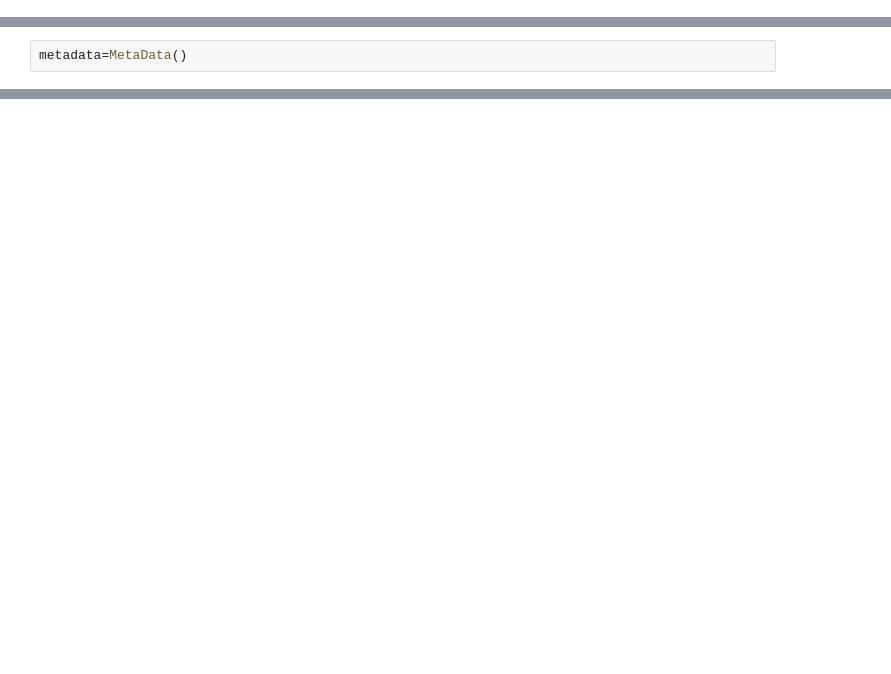
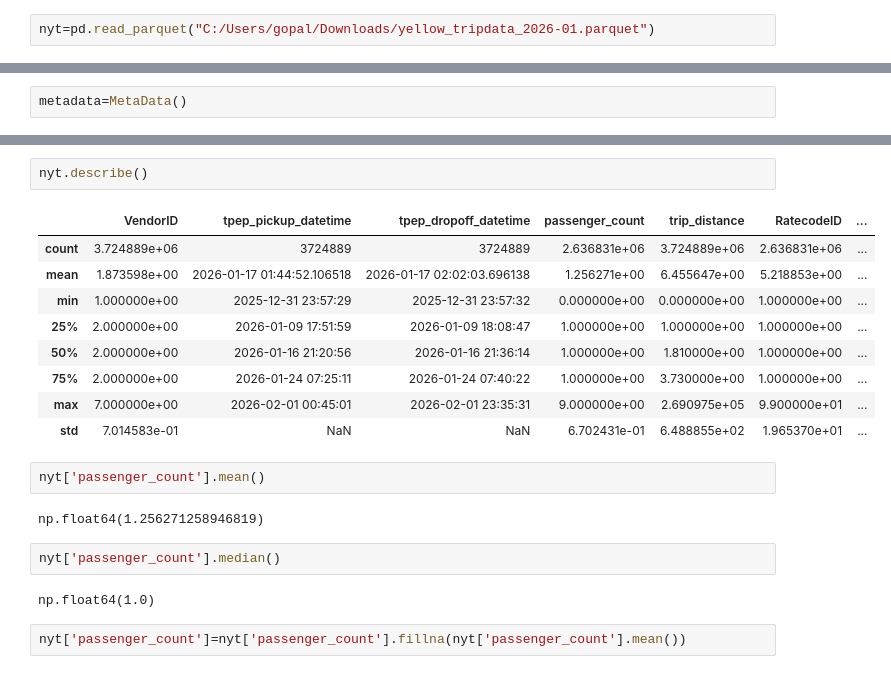
Before and after one commit to gautam-bigdata/Starting-with-Data-Engineering, a Jupyter notebook: SQLalchemy.ipynb, the cells around one changed output, grey strips where cells are left out. Saved outputs shown, nothing was run; the diff lists cells and outputs as text; blank space fills up the shorter version.

```diff
--- a/SQLalchemy.ipynb
+++ b/SQLalchemy.ipynb
@@ -243,0 +252,2 @@ from sqlalchemy import table,Column,Integer,MetaData,String
+# %%
+nyt=pd.read_parquet("C:/Users/gopal/Downloads/yellow_tripdata_2026-01.parquet")
@@ -254,0 +348,22 @@ Newyork_taxi= table (
+# %%
+nyt.describe()
+# %% [output]
+|  | VendorID | tpep_pickup_datetime | tpep_dropoff_datetime | passenger_count | trip_distance | RatecodeID | ... |
+| count | 3.724889e+06 | 3724889 | 3724889 | 2.636831e+06 | 3.724889e+06 | 2.636831e+06 | ... |
+| mean | 1.873598e+00 | 2026-01-17 01:44:52.106518 | 2026-01-17 02:02:03.696138 | 1.256271e+00 | 6.455647e+00 | 5.218853e+00 | ... |
+| min | 1.000000e+00 | 2025-12-31 23:57:29 | 2025-12-31 23:57:32 | 0.000000e+00 | 0.000000e+00 | 1.000000e+00 | ... |
+| 25% | 2.000000e+00 | 2026-01-09 17:51:59 | 2026-01-09 18:08:47 | 1.000000e+00 | 1.000000e+00 | 1.000000e+00 | ... |
+| 50% | 2.000000e+00 | 2026-01-16 21:20:56 | 2026-01-16 21:36:14 | 1.000000e+00 | 1.810000e+00 | 1.000000e+00 | ... |
+| 75% | 2.000000e+00 | 2026-01-24 07:25:11 | 2026-01-24 07:40:22 | 1.000000e+00 | 3.730000e+00 | 1.000000e+00 | ... |
+| max | 7.000000e+00 | 2026-02-01 00:45:01 | 2026-02-01 23:35:31 | 9.000000e+00 | 2.690975e+05 | 9.900000e+01 | ... |
+| std | 7.014583e-01 | NaN | NaN | 6.702431e-01 | 6.488855e+02 | 1.965370e+01 | ... |
+# %%
+nyt['passenger_count'].mean()
+# %% [output]
+np.float64(1.256271258946819)
+# %%
+nyt['passenger_count'].median()
+# %% [output]
+np.float64(1.0)
+# %%
+nyt['passenger_count']=nyt['passenger_count'].fillna(nyt['passenger_count'].mean())
```
Also changed, not shown: parts of 22 cells of this notebook.
